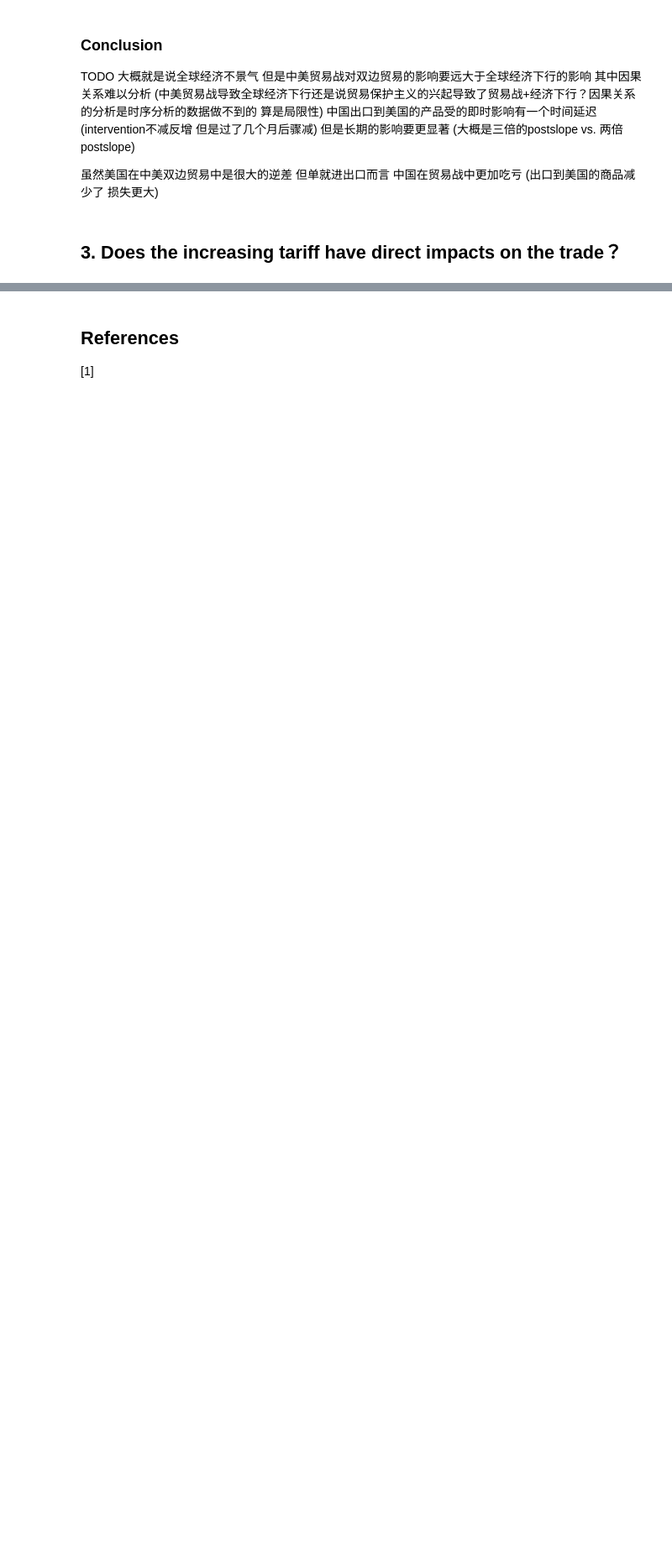
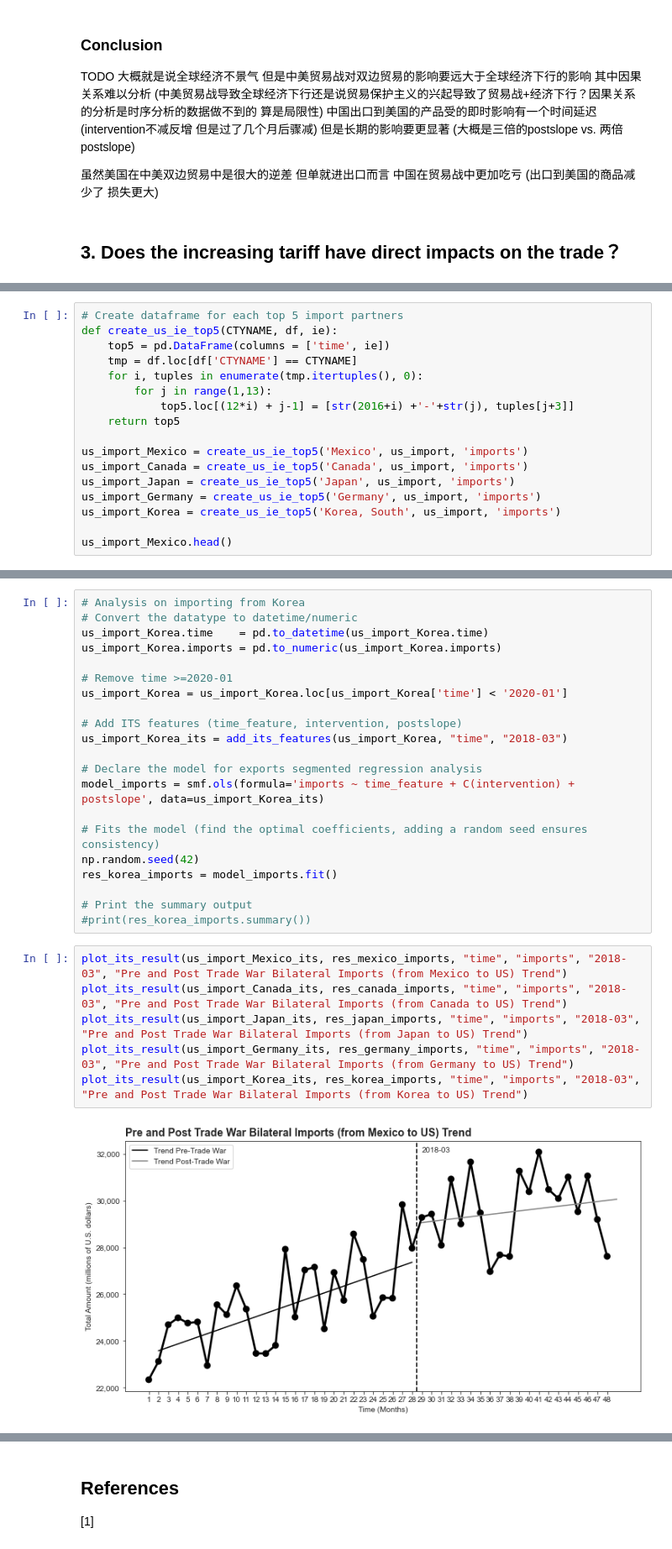
Before and after one commit to epfl-ada/ada-2020-project-milestone-p3-p3_lovela-data-science, a Jupyter notebook: project_notebook.ipynb, the cells around one changed output, grey strips where cells are left out. Shown at 84% size. Drawn from its saved outputs; the diff is of its cells as text; blank space fills up the shorter version.

```diff
--- a/project_notebook.ipynb
+++ b/project_notebook.ipynb
@@ -681,0 +754,17 @@ TODO 大概就是说全球经济不景气 但是中美贸易战对双边贸易
+# %%
+# Create dataframe for each top 5 import partners
+def create_us_ie_top5(CTYNAME, df, ie):
+    top5 = pd.DataFrame(columns = ['time', ie])
+    tmp = df.loc[df['CTYNAME'] == CTYNAME]
+    for i, tuples in enumerate(tmp.itertuples(), 0):
+        for j in range(1,13):
+            top5.loc[(12*i) + j-1] = [str(2016+i) +'-'+str(j), tuples[j+3]]
+    return top5
+
+us_import_Mexico = create_us_ie_top5('Mexico', us_import, 'imports')
+us_import_Canada = create_us_ie_top5('Canada', us_import, 'imports')
+us_import_Japan = create_us_ie_top5('Japan', us_import, 'imports')
+us_import_Germany = create_us_ie_top5('Germany', us_import, 'imports')
+us_import_Korea = create_us_ie_top5('Korea, South', us_import, 'imports')
+
+us_import_Mexico.head()
@@ -681,0 +887,29 @@ TODO 大概就是说全球经济不景气 但是中美贸易战对双边贸易
+# %%
+# Analysis on importing from Korea
+# Convert the datatype to datetime/numeric
+us_import_Korea.time    = pd.to_datetime(us_import_Korea.time)
+us_import_Korea.imports = pd.to_numeric(us_import_Korea.imports)
+
+# Remove time >=2020-01
+us_import_Korea = us_import_Korea.loc[us_import_Korea['time'] < '2020-01']
+
+# Add ITS features (time_feature, intervention, postslope)
+us_import_Korea_its = add_its_features(us_import_Korea, "time", "2018-03")
+
+# Declare the model for exports segmented regression analysis
+model_imports = smf.ols(formula='imports ~ time_feature + C(intervention) + postslope', data=us_import_Korea_its)
+
+# Fits the model (find the optimal coefficients, adding a random seed ensures consistency)
+np.random.seed(42)
+res_korea_imports = model_imports.fit()
+
+# Print the summary output
+#print(res_korea_imports.summary())
+# %%
+plot_its_result(us_import_Mexico_its, res_mexico_imports, "time", "imports", "2018-03", "Pre and Post Trade War Bilateral Imports (from Mexico to US) Trend")
+plot_its_result(us_import_Canada_its, res_canada_imports, "time", "imports", "2018-03", "Pre and Post Trade War Bilateral Imports (from Canada to US) Trend")
+plot_its_result(us_import_Japan_its, res_japan_imports, "time", "imports", "2018-03", "Pre and Post Trade War Bilateral Imports (from Japan to US) Trend")
+plot_its_result(us_import_Germany_its, res_germany_imports, "time", "imports", "2018-03", "Pre and Post Trade War Bilateral Imports (from Germany to US) Trend")
+plot_its_result(us_import_Korea_its, res_korea_imports, "time", "imports", "2018-03", "Pre and Post Trade War Bilateral Imports (from Korea to US) Trend")
+# %% [output]
+[figure, added]
```
Also changed, not shown: parts of 40 cells of this notebook.
